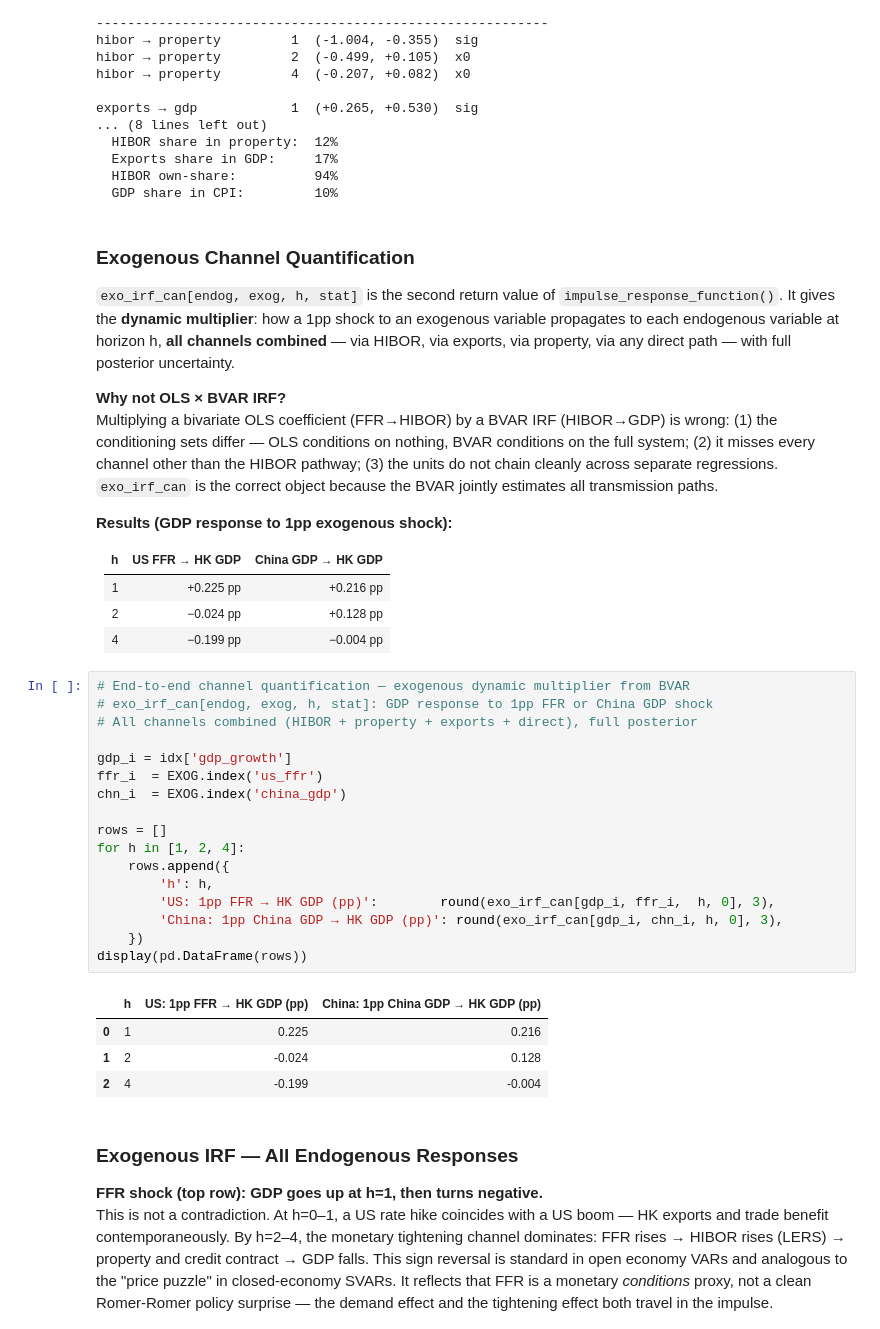
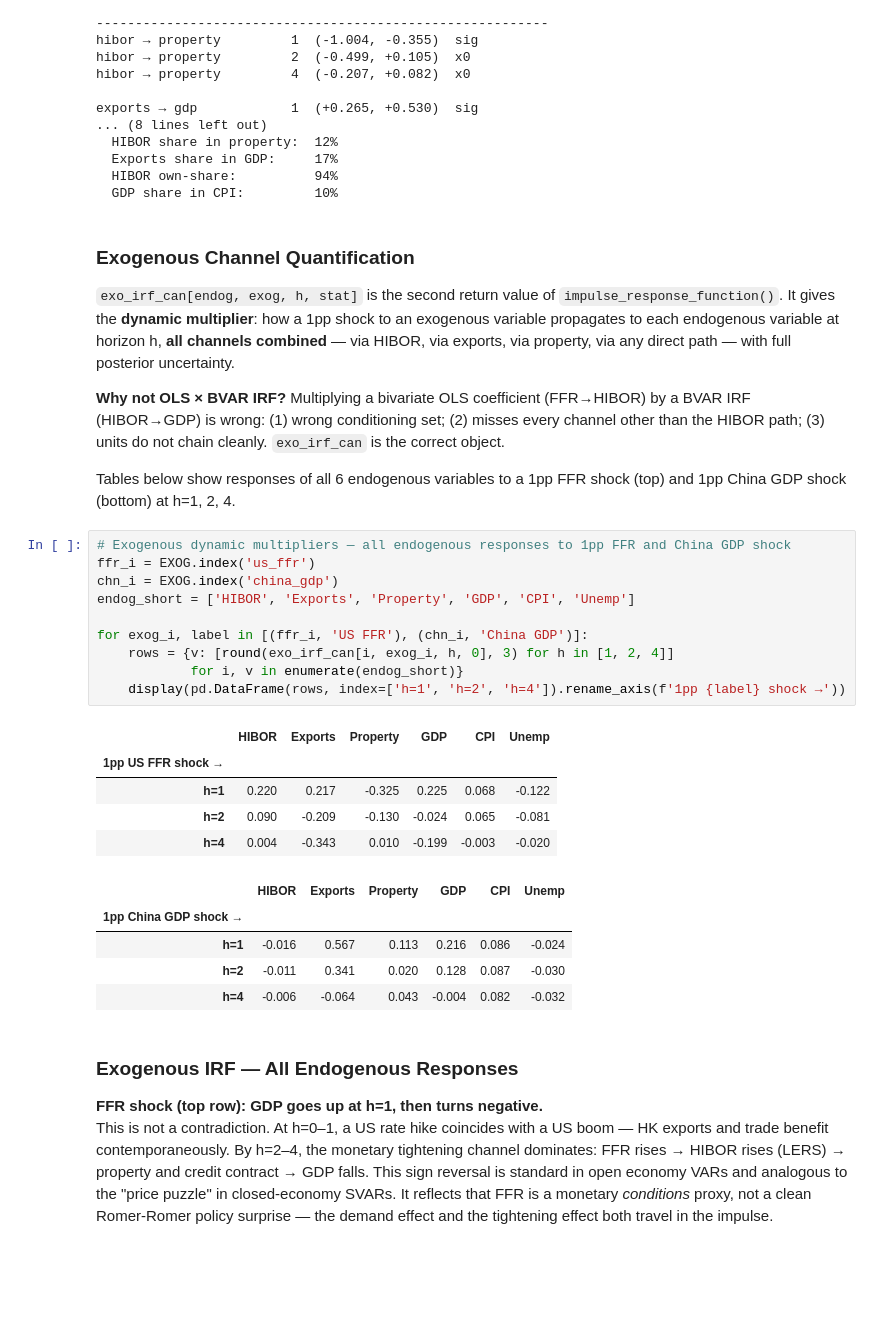
Before and after one commit to 4minutes-chung/Hong-Kong, a Jupyter notebook: HK_BVAR_Final.ipynb, the cells around one changed output. Saved outputs shown, nothing was run; the diff lists cells and outputs as text; blank space fills up the shorter version.

Commit message:
feat: expand exo IRF table to all 6 endogenous variables (CPI, unemp included)

```diff
--- a/HK_BVAR_Final.ipynb
+++ b/HK_BVAR_Final.ipynb
@@ -147,38 +145,30 @@ exports → gdp            1  (+0.265, +0.530)  sig
 
 `exo_irf_can[endog, exog, h, stat]` is the second return value of `impulse_response_function()`. It gives the **dynamic multiplier**: how a 1pp shock to an exogenous variable propagates to each endogenous variable at horizon h, **all channels combined** — via HIBOR, via exports, via property, via any direct path — with full posterior uncertainty.
 
-**Why not OLS × BVAR IRF?**
-Multiplying a bivariate OLS coefficient (FFR→HIBOR) by a BVAR IRF (HIBOR→GDP) is wrong: (1) the conditioning sets differ — OLS conditions on nothing, BVAR conditions on the full system; (2) it misses every channel other than the HIBOR pathway; (3) the units do not chain cleanly across separate regressions. `exo_irf_can` is the correct object because the BVAR jointly estimates all transmission paths.
+**Why not OLS × BVAR IRF?** Multiplying a bivariate OLS coefficient (FFR→HIBOR) by a BVAR IRF (HIBOR→GDP) is wrong: (1) wrong conditioning set; (2) misses every channel other than the HIBOR path; (3) units do not chain cleanly. `exo_irf_can` is the correct object.
 
-**Results (GDP response to 1pp exogenous shock):**
-
-| h | US FFR → HK GDP | China GDP → HK GDP |
-|---|---|---|
-| 1 | +0.225 pp | +0.216 pp |
-| 2 | −0.024 pp | +0.128 pp |
-| 4 | −0.199 pp | −0.004 pp |
+Tables below show responses of all 6 endogenous variables to a 1pp FFR shock (top) and 1pp China GDP shock (bottom) at h=1, 2, 4.
 # %%
-# End-to-end channel quantification — exogenous dynamic multiplier from BVAR
-# exo_irf_can[endog, exog, h, stat]: GDP response to 1pp FFR or China GDP shock
-# All channels combined (HIBOR + property + exports + direct), full posterior
+# Exogenous dynamic multipliers — all endogenous responses to 1pp FFR and China GDP shock
+ffr_i = EXOG.index('us_ffr')
+chn_i = EXOG.index('china_gdp')
+endog_short = ['HIBOR', 'Exports', 'Property', 'GDP', 'CPI', 'Unemp']
 
-gdp_i = idx['gdp_growth']
-ffr_i  = EXOG.index('us_ffr')
-chn_i  = EXOG.index('china_gdp')
-
-rows = []
-for h in [1, 2, 4]:
-    rows.append({
-        'h': h,
-        'US: 1pp FFR → HK GDP (pp)':        round(exo_irf_can[gdp_i, ffr_i,  h, 0], 3),
-        'China: 1pp China GDP → HK GDP (pp)': round(exo_irf_can[gdp_i, chn_i, h, 0], 3),
-    })
-display(pd.DataFrame(rows))
+for exog_i, label in [(ffr_i, 'US FFR'), (chn_i, 'China GDP')]:
+    rows = {v: [round(exo_irf_can[i, exog_i, h, 0], 3) for h in [1, 2, 4]]
+            for i, v in enumerate(endog_short)}
+    display(pd.DataFrame(rows, index=['h=1', 'h=2', 'h=4']).rename_axis(f'1pp {label} shock →'))
 # %% [output]
-|  | h | US: 1pp FFR → HK GDP (pp) | China: 1pp China GDP → HK GDP (pp) |
-| 0 | 1 | 0.225 | 0.216 |
-| 1 | 2 | -0.024 | 0.128 |
-| 2 | 4 | -0.199 | -0.004 |
+|  | HIBOR | Exports | Property | GDP | CPI | Unemp |
+| 1pp US FFR shock → |  |  |  |  |  |  |
+| h=1 | 0.220 | 0.217 | -0.325 | 0.225 | 0.068 | -0.122 |
+| h=2 | 0.090 | -0.209 | -0.130 | -0.024 | 0.065 | -0.081 |
+| h=4 | 0.004 | -0.343 | 0.010 | -0.199 | -0.003 | -0.020 |
+|  | HIBOR | Exports | Property | GDP | CPI | Unemp |
+| 1pp China GDP shock → |  |  |  |  |  |  |
+| h=1 | -0.016 | 0.567 | 0.113 | 0.216 | 0.086 | -0.024 |
+| h=2 | -0.011 | 0.341 | 0.020 | 0.128 | 0.087 | -0.030 |
+| h=4 | -0.006 | -0.064 | 0.043 | -0.004 | 0.082 | -0.032 |
 # %% [markdown]
 ### Exogenous IRF — All Endogenous Responses
 
```
Also changed, not shown: parts of 1 cell of this notebook.
